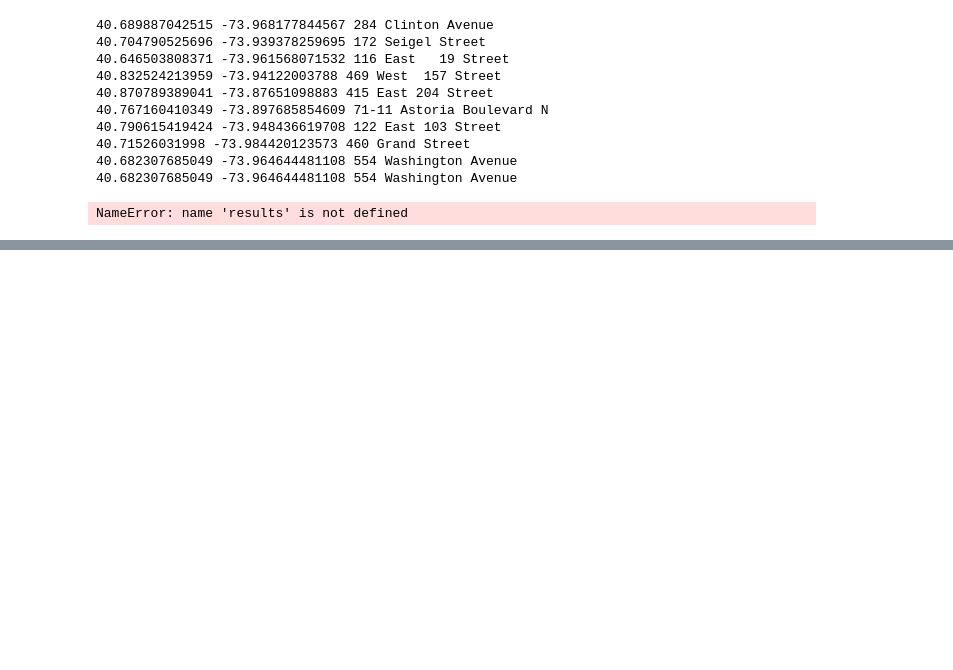
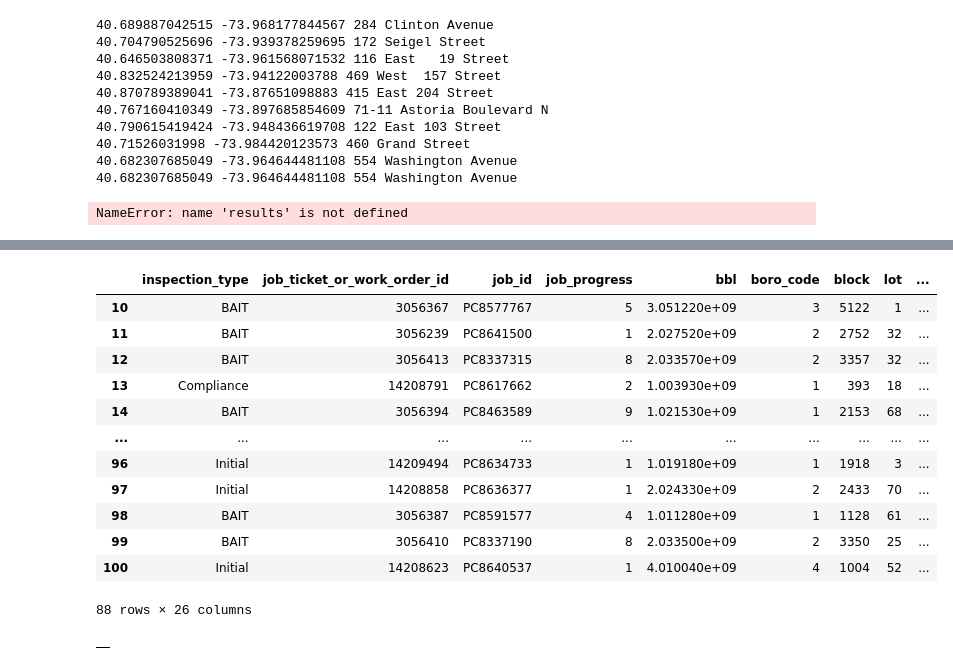
Before and after one commit to conor7276/nyc-rats-in-restaurants, a Jupyter notebook: scripts/data_exploration.ipynb, the cells around one changed output, grey strips where cells are left out. Cells and saved outputs as stored; diff of their text form; code cells hidden in the pictures; blank space fills up the shorter version.

```diff
--- a/scripts/data_exploration.ipynb
+++ b/scripts/data_exploration.ipynb
@@ -274,0 +281,22 @@ requested_places.head(40)
+# %%
+df.loc[10 : 100, :]
+# %% [output]
+|  | inspection_type | job_ticket_or_work_order_id | job_id | job_progress | bbl | boro_code | block | lot | ... |
+| 10 | BAIT | 3056367 | PC8577767 | 5 | 3.051220e+09 | 3 | 5122 | 1 | ... |
+| 11 | BAIT | 3056239 | PC8641500 | 1 | 2.027520e+09 | 2 | 2752 | 32 | ... |
+| 12 | BAIT | 3056413 | PC8337315 | 8 | 2.033570e+09 | 2 | 3357 | 32 | ... |
+| 13 | Compliance | 14208791 | PC8617662 | 2 | 1.003930e+09 | 1 | 393 | 18 | ... |
+| 14 | BAIT | 3056394 | PC8463589 | 9 | 1.021530e+09 | 1 | 2153 | 68 | ... |
+| ... | ... | ... | ... | ... | ... | ... | ... | ... | ... |
+| 96 | Initial | 14209494 | PC8634733 | 1 | 1.019180e+09 | 1 | 1918 | 3 | ... |
+| 97 | Initial | 14208858 | PC8636377 | 1 | 2.024330e+09 | 2 | 2433 | 70 | ... |
+| 98 | BAIT | 3056387 | PC8591577 | 4 | 1.011280e+09 | 1 | 1128 | 61 | ... |
+| 99 | BAIT | 3056410 | PC8337190 | 8 | 2.033500e+09 | 2 | 3350 | 25 | ... |
+| 100 | Initial | 14208623 | PC8640537 | 1 | 4.010040e+09 | 4 | 1004 | 52 | ... |
+88 rows × 26 columns
+# %%
+requested_places_saved = requested_places.copy()
+
+requested_places_saved
+# %% [output]
+|  |
```
Also changed, not shown: parts of 6 cells of this notebook.
